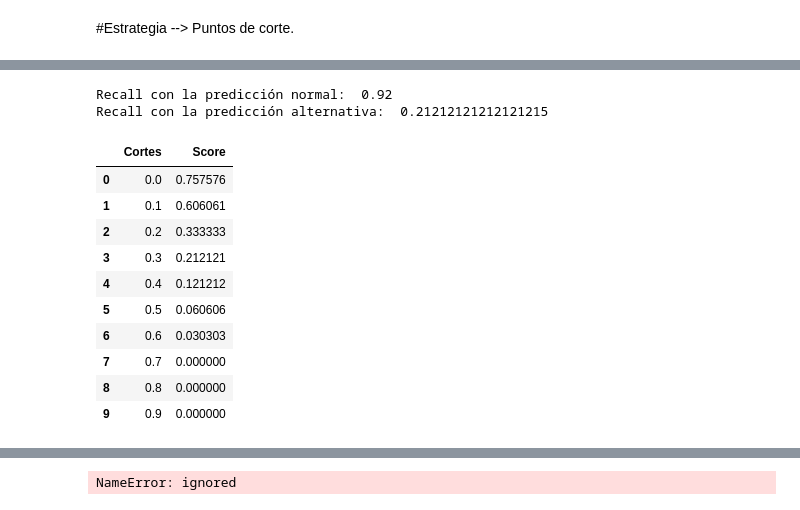
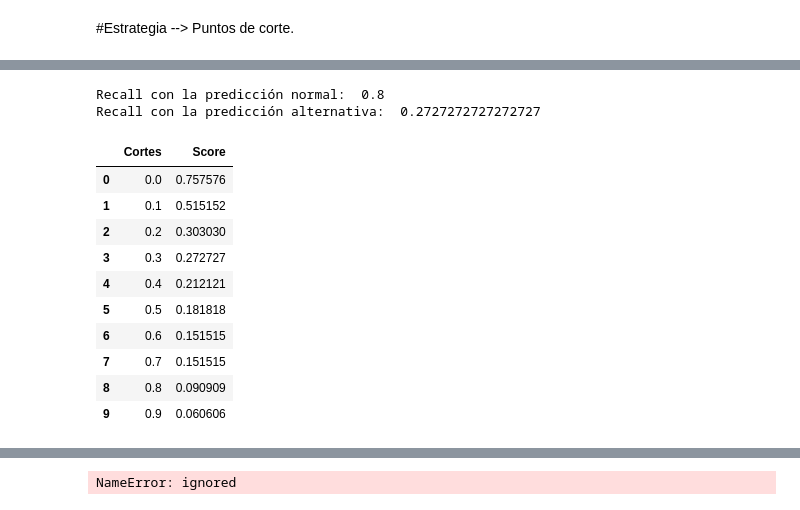
Before and after one commit to fire-classifying/fireclass, a Jupyter notebook: fire_classify_2classes.ipynb, the cells around one changed output, grey strips where cells are left out. Cells and saved outputs as stored; diff of their text form; code cells hidden in the pictures.

```diff
--- a/fire_classify_2classes.ipynb
+++ b/fire_classify_2classes.ipynb
@@ -1153,0 +1234,10 @@ result
+# %%
+## BALANCED BAGGING CON DATOS SMOTE
+bbc = BalancedBaggingClassifier(base_estimator = DecisionTreeClassifier(),
+                               sampling_strategy='auto',
+                               random_state=0)
+
+bbc.fit(X_train_smote, y_train_smote)
+pred_y = bbc.predict(X_test)
+insert_result('Bagging', 'Ensamble_SMOTE', pred_y)
+result
@@ -1153,0 +1266,20 @@ result
+# %%
+## BALANCED BAGGING CON DATOS SMOTE OPTIMIZADO
+sampling=['auto','majority','not minority']
+n=[10,50,70,80,100]
+base= [DecisionTreeClassifier()]
+
+
+param_grid = {'sampling_strategy': sampling,
+                  'n_estimators':n,
+                  'base_estimator':base}
+
+
+
+bbc1= GridSearchCV(BalancedBaggingClassifier(),param_grid=param_grid, n_jobs=-1)
+
+
+bbc1.fit(X_train_smote, y_train_smote)
+pred_y = bbc1.predict(X_test)
+insert_result('Bagging', 'Ensamble_SMOTE_OPTIM', pred_y)
+result
@@ -1186,49 +1310,49 @@ result
 # %%
 # Usaremos el modelo de Random Forests que utilizamos como base
-df = pd.DataFrame({'0':model_reg_log.predict_proba(X_test)[:,0],
-                   '1':model_reg_log.predict_proba(X_test)[:,1],
-                  'pred':model_reg_log.predict(X_test),
+df2 = pd.DataFrame({'0':bbc1.predict_proba(X_test)[:,0],
+                   '1':bbc1.predict_proba(X_test)[:,1],
+                  'pred':bbc1.predict(X_test),
                   'y_test':y_test})
 # %%
-df['alternativo']= df['1'].apply(lambda x: 0 if x<0.30 else 1)
+df2['alternativo']= df2['1'].apply(lambda x: 0 if x<0.30 else 1)
 # %%
 # Observando el recall
-print('Recall con la predicción normal: ', recall_score(df.y_test, df.pred))
-print('Recall con la predicción alternativa: ', recall_score(df.y_test, df.alternativo,
+print('Recall con la predicción normal: ', recall_score(df2.y_test, df2.pred))
+print('Recall con la predicción alternativa: ', recall_score(df2.y_test, df2.alternativo,
                                            pos_label='positive',
                                            average='weighted'))
 # %% [output]
-Recall con la predicción normal:  0.92
-Recall con la predicción alternativa:  0.21212121212121215
+Recall con la predicción normal:  0.8
+Recall con la predicción alternativa:  0.2727272727272727
 # %%
 # optimizar una este parametro
 cortes =[]
 scores = []
 
 for corte in np.arange(0, 1, 0.1):
-  alternativo = df['1'].apply(lambda x: 0 if x<corte else 1)
-  score = recall_score(df.y_test, alternativo,
+  alternativo = df2['1'].apply(lambda x: 0 if x<corte else 1)
+  score = recall_score(df2.y_test, alternativo,
                                            pos_label='positive',
                                            average='weighted')
 
   cortes.append(corte)
   scores.append(score)
 
 puntos_de_cortes = pd.DataFrame({'Cortes':cortes,
                                 'Score':scores})
 
 puntos_de_cortes.sort_values(by='Score',inplace=True,ascending=False)
 puntos_de_cortes
 # %% [output]
 |  | Cortes | Score |
 | 0 | 0.0 | 0.757576 |
-| 1 | 0.1 | 0.606061 |
-| 2 | 0.2 | 0.333333 |
-| 3 | 0.3 | 0.212121 |
-| 4 | 0.4 | 0.121212 |
-| 5 | 0.5 | 0.060606 |
-| 6 | 0.6 | 0.030303 |
-| 7 | 0.7 | 0.000000 |
-| 8 | 0.8 | 0.000000 |
-| 9 | 0.9 | 0.000000 |
+| 1 | 0.1 | 0.515152 |
+| 2 | 0.2 | 0.303030 |
+| 3 | 0.3 | 0.272727 |
+| 4 | 0.4 | 0.212121 |
+| 5 | 0.5 | 0.181818 |
+| 6 | 0.6 | 0.151515 |
+| 7 | 0.7 | 0.151515 |
+| 8 | 0.8 | 0.090909 |
+| 9 | 0.9 | 0.060606 |
 # %%
```
Also changed, not shown: parts of 90 cells of this notebook.
